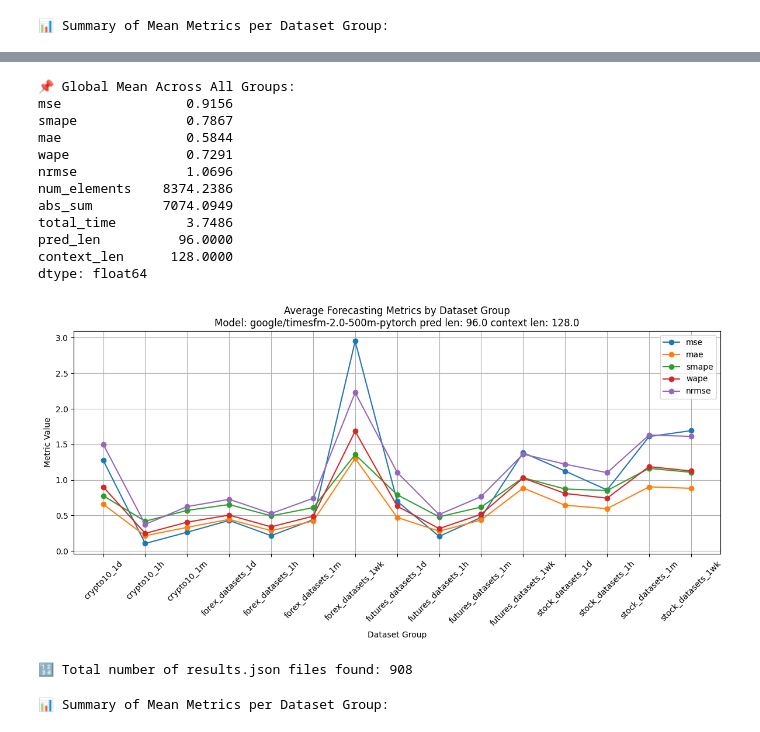
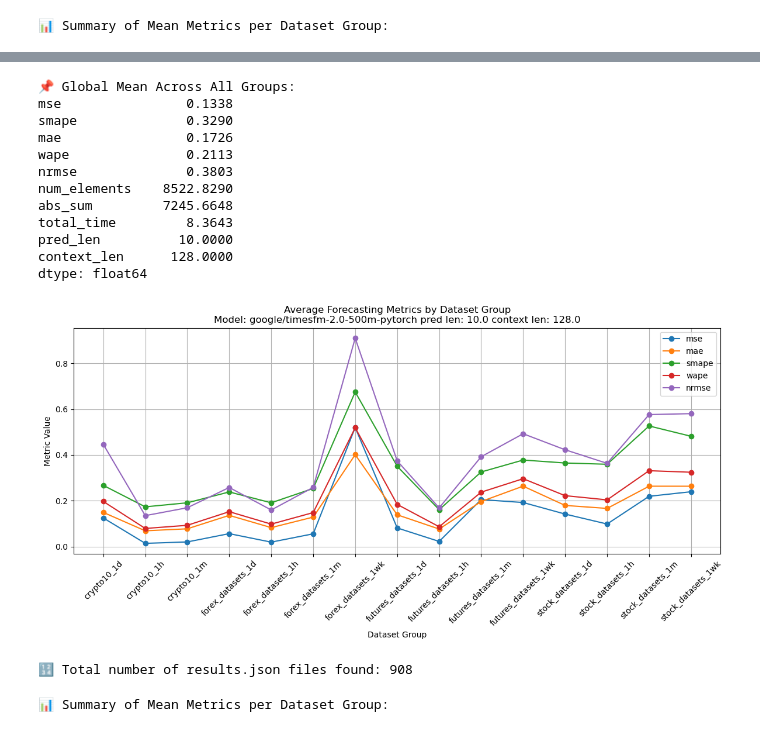
Before and after one commit to vincent05r/timesfm_test, a Jupyter notebook: stock_vis.ipynb, the cells around one changed output, grey strips where cells are left out. Cells and saved outputs as stored; diff of their text form; code cells hidden in the pictures.

```diff
--- a/stock_vis.ipynb
+++ b/stock_vis.ipynb
@@ -75,7 +112,7 @@ def show_results(root_dir):
 # %%
 #config
 # Define the root result directory
-root_dir = Path(r"tsfm_500m_t1")
+root_dir = Path(r"results\tsfm\tsfm_500m_of1\h10")
 show_results(root_dir)
 # %% [output]
 📊 Summary of Mean Metrics per Dataset Group:
@@ -98,16 +135,16 @@ show_results(root_dir)
 📌 Global Mean Across All Groups:
-mse                0.9156
-smape              0.7867
-mae                0.5844
-wape               0.7291
-nrmse              1.0696
-num_elements    8374.2386
-abs_sum         7074.0949
-total_time         3.7486
-pred_len          96.0000
+mse                0.1338
+smape              0.3290
+mae                0.1726
+wape               0.2113
+nrmse              0.3803
+num_elements    8522.8290
+abs_sum         7245.6648
+total_time         8.3643
+pred_len          10.0000
 context_len      128.0000
 dtype: float64
-[figure, old version]
+[figure, new version]
 🔢 Total number of results.json files found: 908
 # %%
 #config
```
Also changed, not shown: parts of 2 cells of this notebook, 2 other files.
